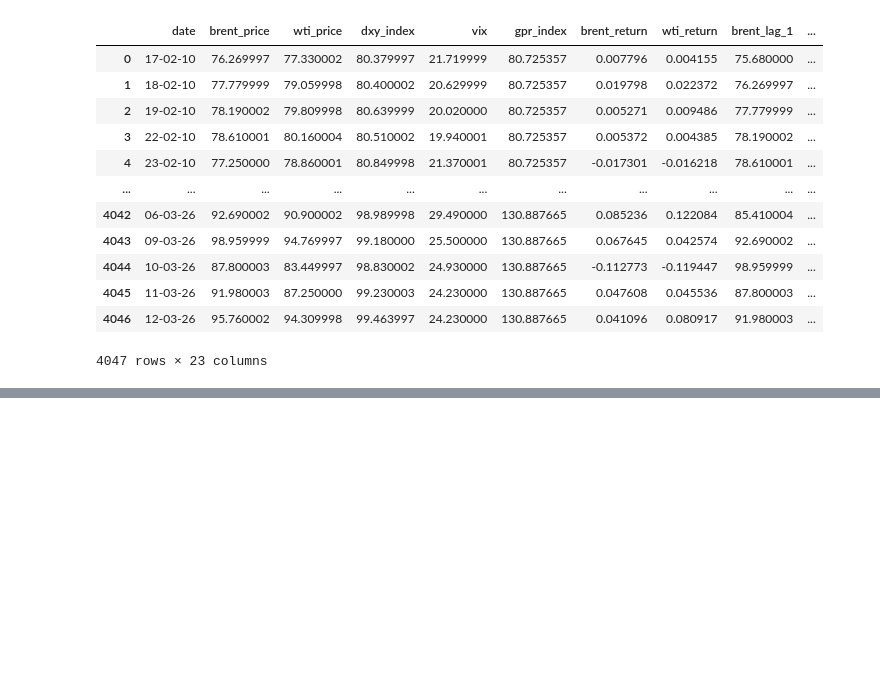
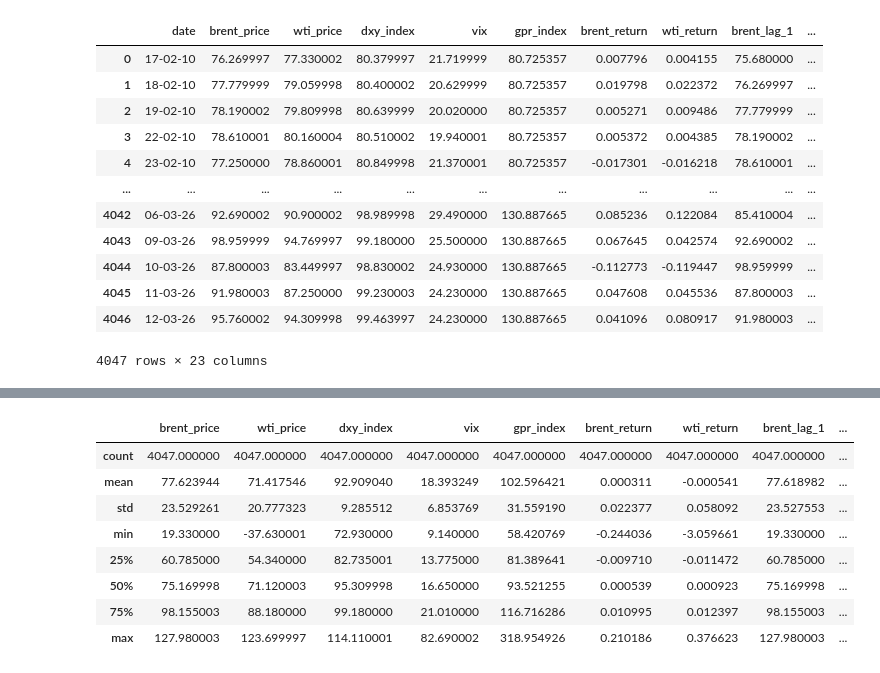
Before and after one commit to RAHEEL-HASSAN-WORK/Oil_Geopolitics_Analysis, a Jupyter notebook: Oil_Geopolitics.ipynb, the cells around one changed output, grey strips where cells are left out. Drawn from its saved outputs; the diff is of its cells as text; code cells hidden in the pictures; blank space fills up the shorter version.

```diff
--- a/Oil_Geopolitics.ipynb
+++ b/Oil_Geopolitics.ipynb
@@ -22,0 +67,12 @@ df
+# %%
+df.describe()
+# %% [output]
+|  | brent_price | wti_price | dxy_index | vix | gpr_index | brent_return | wti_return | brent_lag_1 | ... |
+| count | 4047.000000 | 4047.000000 | 4047.000000 | 4047.000000 | 4047.000000 | 4047.000000 | 4047.000000 | 4047.000000 | ... |
+| mean | 77.623944 | 71.417546 | 92.909040 | 18.393249 | 102.596421 | 0.000311 | -0.000541 | 77.618982 | ... |
+| std | 23.529261 | 20.777323 | 9.285512 | 6.853769 | 31.559190 | 0.022377 | 0.058092 | 23.527553 | ... |
+| min | 19.330000 | -37.630001 | 72.930000 | 9.140000 | 58.420769 | -0.244036 | -3.059661 | 19.330000 | ... |
+| 25% | 60.785000 | 54.340000 | 82.735001 | 13.775000 | 81.389641 | -0.009710 | -0.011472 | 60.785000 | ... |
+| 50% | 75.169998 | 71.120003 | 95.309998 | 16.650000 | 93.521255 | 0.000539 | 0.000923 | 75.169998 | ... |
+| 75% | 98.155003 | 88.180000 | 99.180000 | 21.010000 | 116.716286 | 0.010995 | 0.012397 | 98.155003 | ... |
+| max | 127.980003 | 123.699997 | 114.110001 | 82.690002 | 318.954926 | 0.210186 | 0.376623 | 127.980003 | ... |
```
Also changed, not shown: parts of 4 cells of this notebook, 1 other file.
